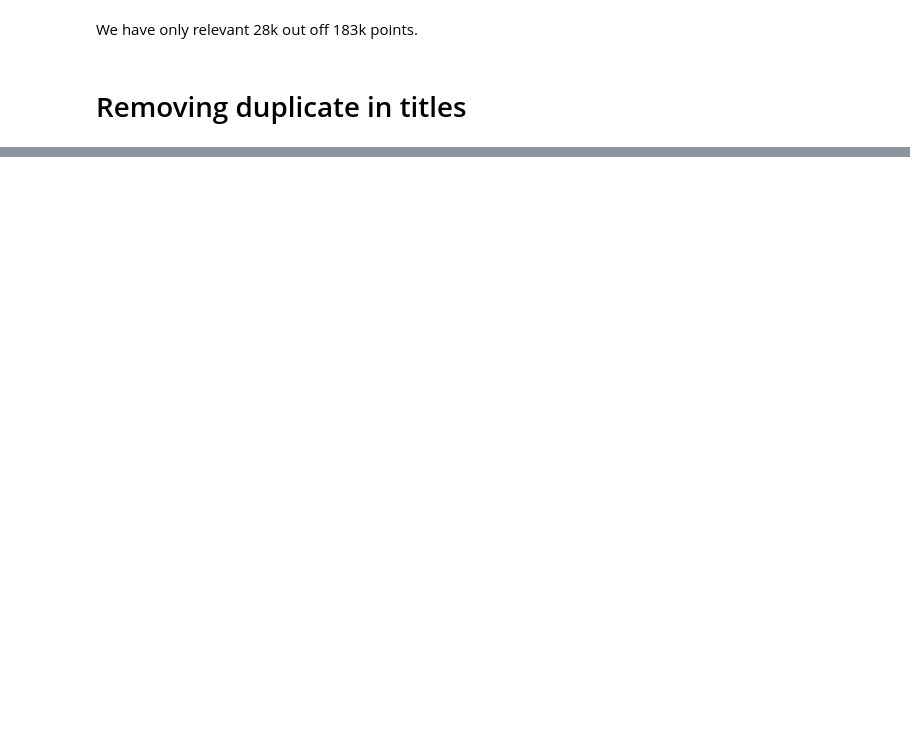
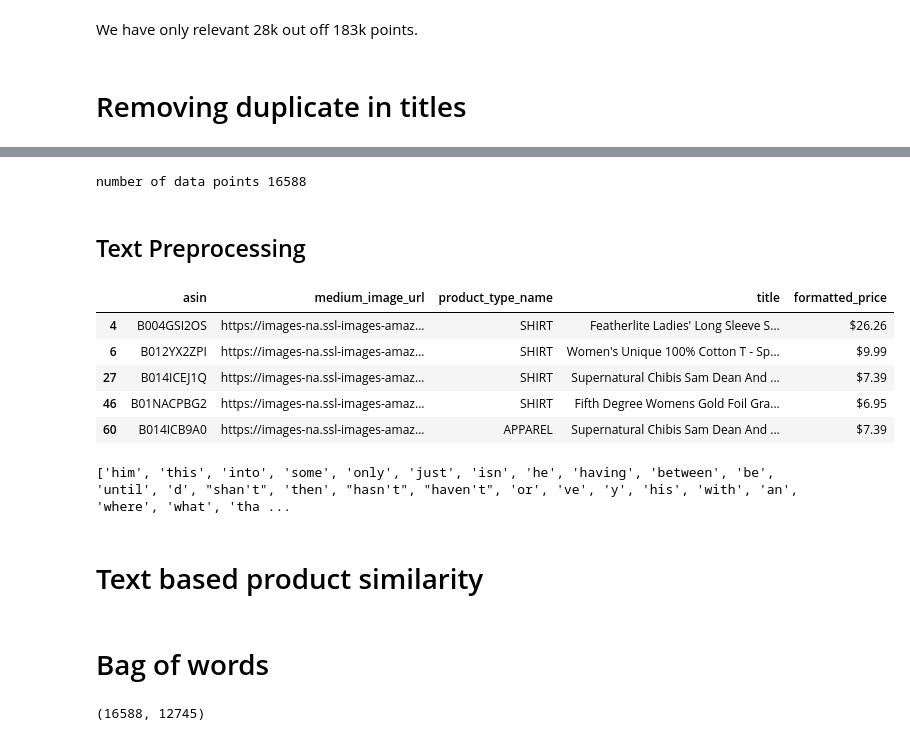
Before and after one commit to ShrishailK/Amazon-recommendation-engine, a Jupyter notebook: Amazon recommendation engine.ipynb, the cells around one changed output, grey strips where cells are left out. Drawn from its saved outputs; the diff is of its cells as text; code cells hidden in the pictures; blank space fills up the shorter version.

```diff
--- a/Amazon recommendation engine.ipynb
+++ b/Amazon recommendation engine.ipynb
@@ -245,0 +181,5 @@ TItles-2
+# %%
+#data left after
+print("number of data points {}".format(data.shape[0]))
+# %% [output]
+number of data points 16588
@@ -246,2 +188,4 @@ TItles-2
+# %% [markdown]
+## Text Preprocessing
 # %%
-data = pd.read_pickle('Pickle/28k_apparel_data')
+data = pd.read_pickle('Pickle/16k_apparel_data')
@@ -280,0 +192,15 @@ while len(indices)!=0:
+# %%
+data.head()
+# %% [output]
+|  | asin | medium_image_url | product_type_name | title | formatted_price |
+| 4 | B004GSI2OS | https://images-na.ssl-images-amaz... | SHIRT | Featherlite Ladies' Long Sleeve S... | $26.26 |
+| 6 | B012YX2ZPI | https://images-na.ssl-images-amaz... | SHIRT | Women's Unique 100% Cotton T - Sp... | $9.99 |
+| 27 | B014ICEJ1Q | https://images-na.ssl-images-amaz... | SHIRT | Supernatural Chibis Sam Dean And ... | $7.39 |
+| 46 | B01NACPBG2 | https://images-na.ssl-images-amaz... | SHIRT | Fifth Degree Womens Gold Foil Gra... | $6.95 |
+| 60 | B014ICB9A0 | https://images-na.ssl-images-amaz... | APPAREL | Supernatural Chibis Sam Dean And ... | $7.39 |
+# %%
+# we make a list of stopwords from nltk stopwords lib
+stop_words = set(stopwords.words('english'))
+print(list(stop_words))
+# %% [output]
+['him', 'this', 'into', 'some', 'only', 'just', 'isn', 'he', 'having', 'between', 'be', 'until', 'd', "shan't", 'then', "hasn't", "haven't", 'or', 've', 'y', 'his', 'with', 'an', 'where', 'what', 'tha ...
@@ -280,0 +243,4 @@ while len(indices)!=0:
+# %% [markdown]
+# Text based product similarity
+# %% [markdown]
+# Bag of words
@@ -280,0 +340,9 @@ while len(indices)!=0:
+# %%
+from sklearn.feature_extraction.text import CountVectorizer
+title_vectorizer = CountVectorizer()
+title_feature = title_vectorizer.fit_transform(data['title'])
+# CountVectorizer().fit_transform(data['title']) returnsa sparse matrix with dimensions  =  no. points * words_in_corpus
+
+title_feature.shape
+# %% [output]
+(16588, 12745)
```
Also changed, not shown: parts of 30 cells of this notebook, 3 other files.
